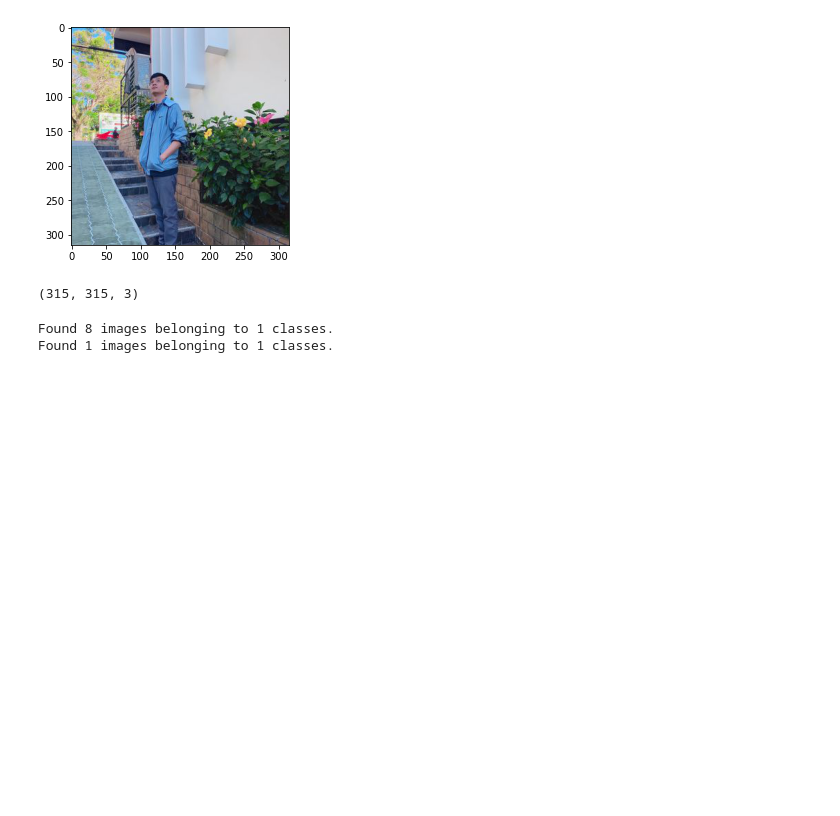
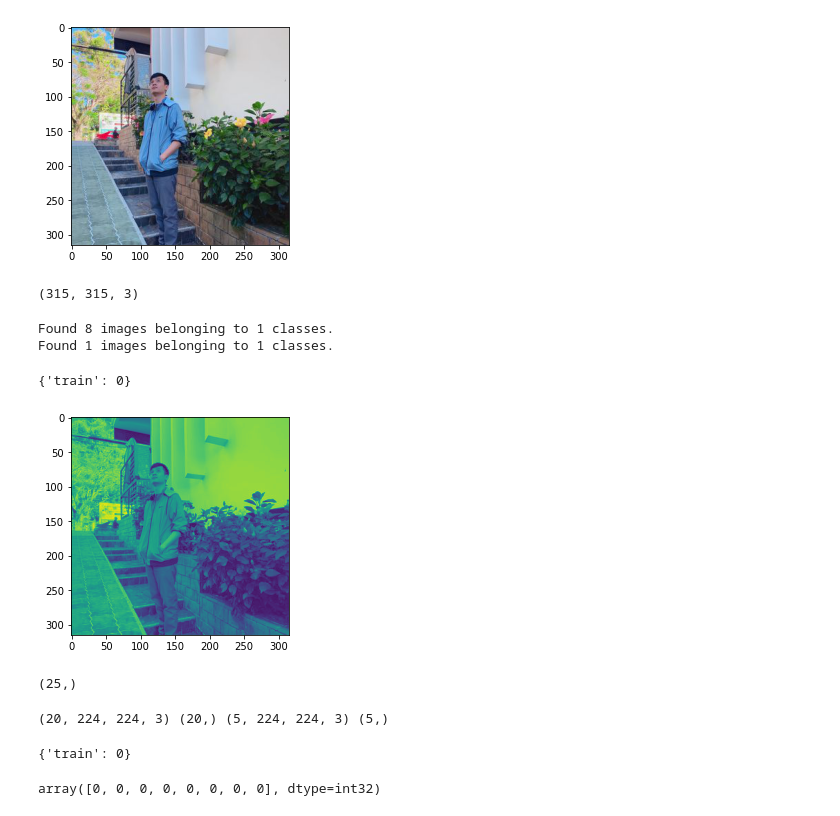
Before and after one commit to uyminhtri2702/AI, a Jupyter notebook: Face_test.ipynb, the cells around one changed output. Saved outputs shown, nothing was run; the diff lists cells and outputs as text; code cells hidden in the pictures; blank space fills up the shorter version.

```diff
--- a/Face_test.ipynb
+++ b/Face_test.ipynb
@@ -73,10 +73,18 @@ cv.imread("../input/tri2222/Facetest/train/train/273808355_2117524435069043_4205
 (315, 315, 3)
 # %%
 # Preprocessing
-train = ImageDataGenerator(rescale=1/315)
-image_generator = ImageDataGenerator(rescale=1/315, validation_split=0.2)
-train_dataset = image_generator.flow_from_directory(batch_size=32,directory='../input/tri2222/Facetest/train',shuffle=True,target_size=(150, 150), subset="training",class_mode='categorical')
-validation_dataset = image_generator.flow_from_directory(batch_size=32,directory='../input/tri2222/Facetest/val',shuffle=True,target_size=(150, 150),subset="validation",class_mode='categorical')
+train = ImageDataGenerator(rescale=1/255)
+image_generator = ImageDataGenerator(rescale=1/255, validation_split=0.2)
+train_dataset = image_generator.flow_from_directory(batch_size=32,directory='../input/tri2222/Facetest/train',shuffle=True,target_size=(224,224), subset="training",class_mode='categorical')
+validation_dataset = image_generator.flow_from_directory(batch_size=32,directory='../input/tri2222/Facetest/val',shuffle=True,target_size=(224,224),subset="validation",class_mode='categorical')
 # %% [output]
 Found 8 images belonging to 1 classes.
 Found 1 images belonging to 1 classes.
+# %%
+img=cv2.imread('../input/tri2222/Facetest/train/train/273808355_2117524435069043_4205592699531934631_n.png')
+image = cv2.cvtColor(img, cv2.COLOR_BGR2GRAY )
+plt.imshow(image)
+train_dataset.class_indices
+# %% [output]
+{'train': 0}
+[figure, added]
@@ -82,0 +125,16 @@ Found 1 images belonging to 1 classes.
+# %%
+labels.shape
+# %% [output]
+(25,)
+# %%
+print(X_train.shape, Y_train.shape, X_test.shape, Y_test.shape)
+# %% [output]
+(20, 224, 224, 3) (20,) (5, 224, 224, 3) (5,)
+# %%
+train_dataset.class_indices
+# %% [output]
+{'train': 0}
+# %%
+train_dataset.classes
+# %% [output]
+array([0, 0, 0, 0, 0, 0, 0, 0], dtype=int32)
```
Also changed, not shown: parts of 8 cells of this notebook.
